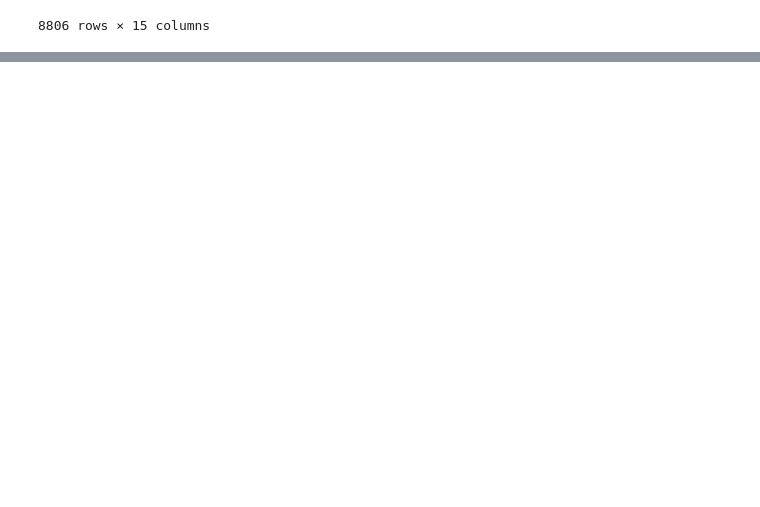
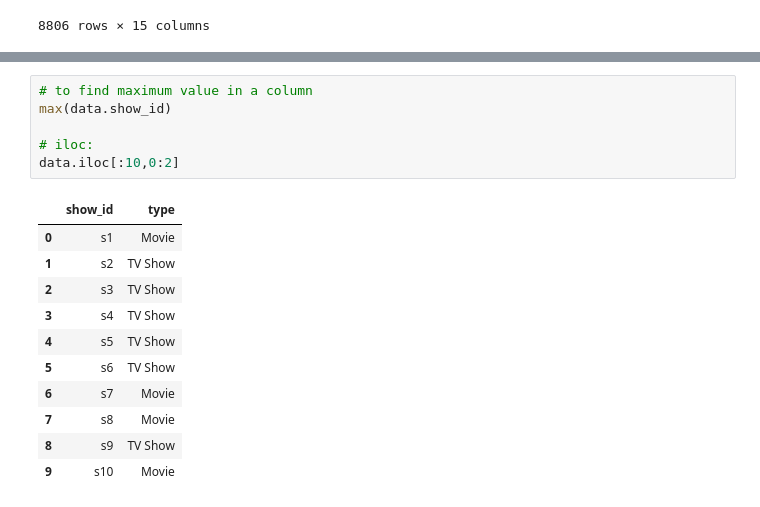
Before and after one commit to simran417/Data-Science, a Jupyter notebook: pandas/basics.ipynb, the cells around one changed output, grey strips where cells are left out. Drawn from its saved outputs; the diff is of its cells as text; blank space fills up the shorter version.

```diff
--- a/pandas/basics.ipynb
+++ b/pandas/basics.ipynb
@@ -299,0 +322,18 @@ data.drop([0])
+# %%
+# to find maximum value in a column
+max(data.show_id)
+
+# iloc:
+data.iloc[:10,0:2]
+# %% [output]
+|  | show_id | type |
+| 0 | s1 | Movie |
+| 1 | s2 | TV Show |
+| 2 | s3 | TV Show |
+| 3 | s4 | TV Show |
+| 4 | s5 | TV Show |
+| 5 | s6 | TV Show |
+| 6 | s7 | Movie |
+| 7 | s8 | Movie |
+| 8 | s9 | TV Show |
+| 9 | s10 | Movie |
```
Also changed, not shown: parts of 4 cells of this notebook.
